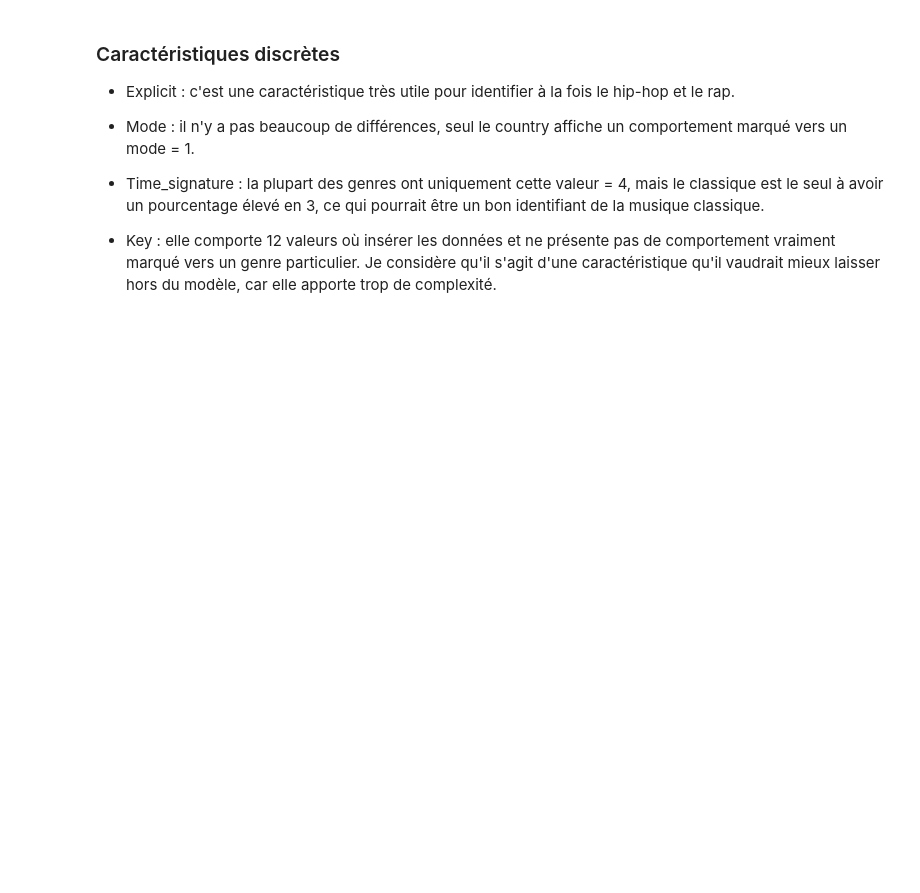
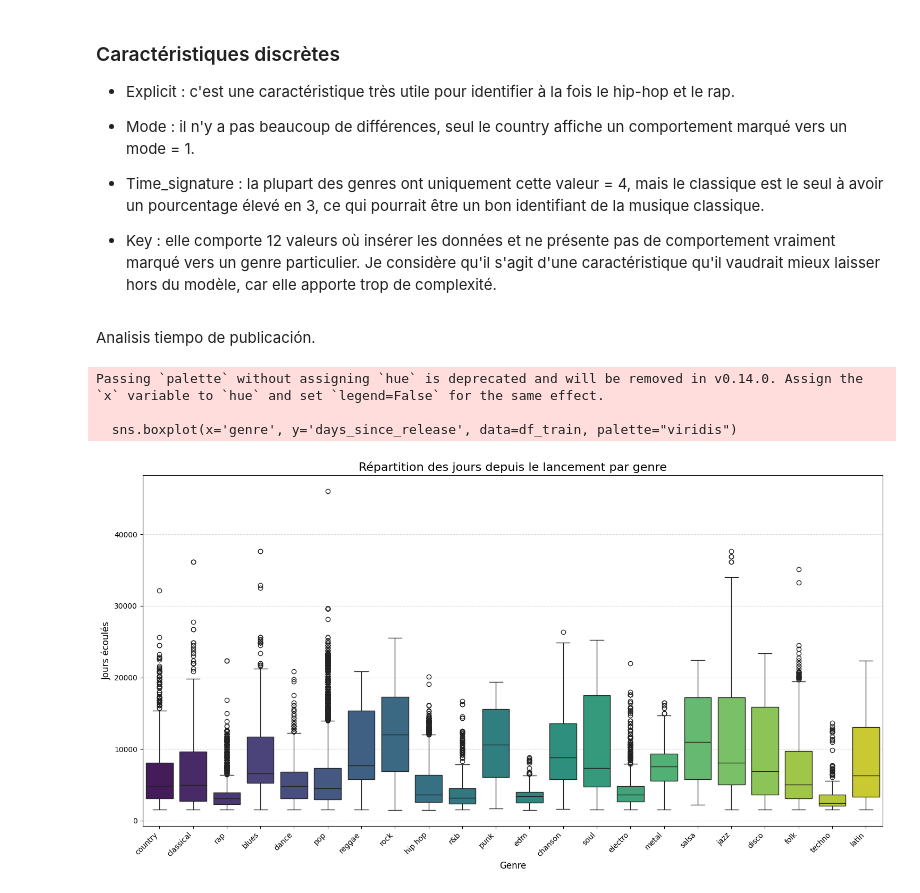
Before and after one commit to jmalfaro2019/Projet-AARES-20260202, a Jupyter notebook: part_1/notebooks/01_analysis.ipynb, the cells around one changed output. Drawn from its saved outputs; the diff is of its cells as text; code cells hidden in the pictures; blank space fills up the shorter version.

```diff
--- a/part_1/notebooks/01_analysis.ipynb
+++ b/part_1/notebooks/01_analysis.ipynb
@@ -262,3 +266,39 @@ plt.show()
 - Time_signature : la plupart des genres ont uniquement cette valeur = 4, mais le classique est le seul à avoir un pourcentage élevé en 3, ce qui pourrait être un bon identifiant de la musique classique.
 
 - Key : elle comporte 12 valeurs où insérer les données et ne présente pas de comportement vraiment marqué vers un genre particulier. Je considère qu'il s'agit d'une caractéristique qu'il vaudrait mieux laisser hors du modèle, car elle apporte trop de complexité.
+# %% [markdown]
+Analisis tiempo de publicación.
+# %%
+import pandas as pd
+import seaborn as sns
+import matplotlib.pyplot as plt
+
+# 1. Cargar datos
+df_train = pd.read_csv("../data/raw/spotify_dataset_train.csv")
+
+# 2. Crear la variable 'days_since_release'
+# Convertimos a datetime
+df_train['release_date'] = pd.to_datetime(df_train['release_date'], format='mixed', errors='coerce')
+
+# Calculamos los días transcurridos hasta hoy
+# (Usamos pd.Timestamp.now() para obtener la fecha actual)
+df_train['days_since_release'] = (pd.Timestamp.now() - df_train['release_date']).dt.days
+
+# 3. Generar el Boxplot único
+plt.figure(figsize=(15, 8))
+
+sns.boxplot(x='genre', y='days_since_release', data=df_train, palette="viridis")
+
+plt.title('Répartition des jours depuis le lancement par genre', fontsize=16)
+plt.xlabel('Genre', fontsize=12)
+plt.ylabel('Jours écoulés', fontsize=12)
+plt.xticks(rotation=45, ha='right') # Rotamos etiquetas para que se lean bien
+plt.grid(axis='y', linestyle='--', alpha=0.5)
+
+plt.tight_layout()
+plt.show()
+# %% [output]
+Passing `palette` without assigning `hue` is deprecated and will be removed in v0.14.0. Assign the `x` variable to `hue` and set `legend=False` for the same effect.
+
+  sns.boxplot(x='genre', y='days_since_release', data=df_train, palette="viridis")
+[figure, added]
```
Also changed, not shown: parts of 4 cells of this notebook, 2 other files.
